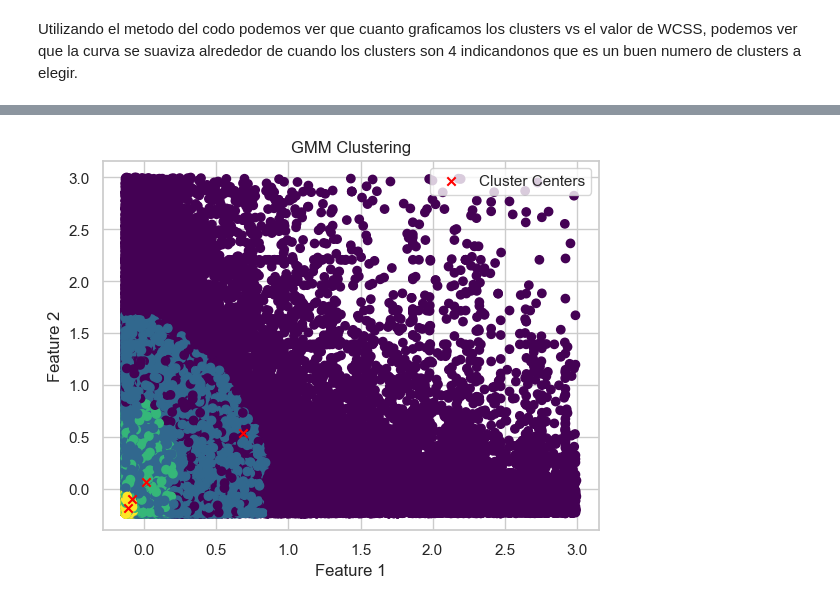
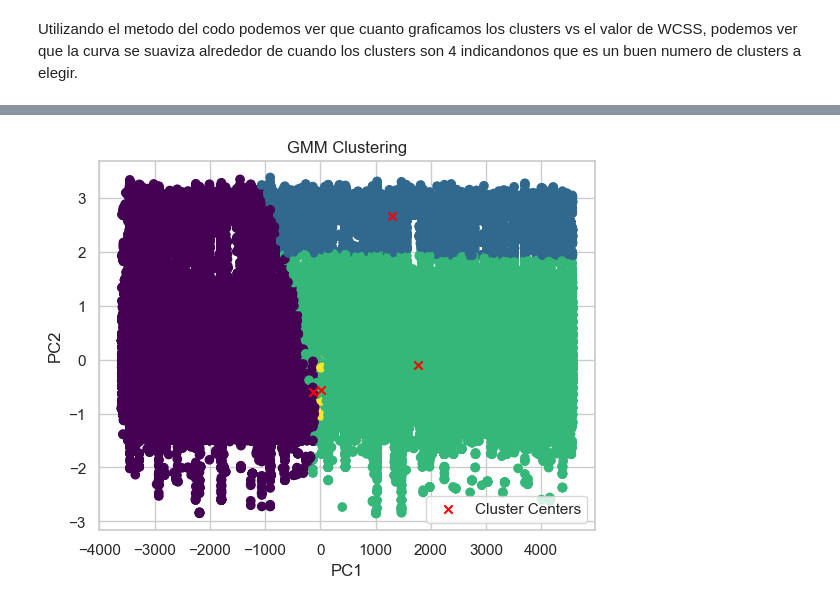
Before and after one commit to AndresQuinto5/IA_LAB4, a Jupyter notebook: Laboratorio4.ipynb, the cells around one changed output, grey strips where cells are left out. Cells and saved outputs as stored; diff of their text form; code cells hidden in the pictures.

```diff
--- a/Laboratorio4.ipynb
+++ b/Laboratorio4.ipynb
@@ -511,30 +657,31 @@ df_cleaned_copy = df_cleaned_copy.drop(columns=['CustLocation_encoded'], axis=1)
 # %%
 from sklearn.mixture import GaussianMixture
-from mpl_toolkits.mplot3d import Axes3D
-
+from sklearn.metrics import silhouette_score, adjusted_rand_score
 import matplotlib.pyplot as plt
 
 # Specify the number of components/clusters for the GMM
-n_components = 4
+n_components = 2
 
 # Create a Gaussian Mixture Model
 gmm = GaussianMixture(n_components=n_components, random_state=0)
 
 # Fit the GMM to the data
-gmm.fit(df_cleaned_copy)
+gmm.fit(df_pca)
 
 # Get the predicted cluster labels for each sample
-cluster_labels = gmm.predict(df_cleaned_copy)
+cluster_labels = gmm.predict(df_pca)
 
 # Add the cluster labels as a new column in the DataFrame
-df_cleaned_copy['Cluster'] = cluster_labels
+df_pca['Cluster'] = cluster_labels
 
 # Plot the clusters
-plt.scatter(df_cleaned_copy['CustomerAge'], df_cleaned_copy['CustAccountBalance'], c=cluster_labels, cmap='viridis')
+plt.scatter(df_pca['PC1'], df_pca['PC2'], c=cluster_labels, cmap='viridis')
 plt.scatter(gmm.means_[:, 0], gmm.means_[:, 1], marker='x', color='red', s=100, label='Cluster Centers')
 plt.xlabel('Customer Age')
 plt.ylabel('CustAccountBalance')
 plt.title('Cluster Visualization')
 plt.legend()
 plt.show()
+
+#
 # %% [output]
@@ -663,35 +814,51 @@ def gmm(X, K, max_iter=1000, tol=1e-6):
     """
     mu, sigma, pi = initialize_parameters(X, K)
     prev_log_likelihood = -np.inf
     for _ in range(max_iter):
         gamma = expectation_step(X, mu, sigma, pi)
         mu, sigma, pi = maximization_step(X, gamma)
         log_likelihood = np.sum(log_sum_exp(gamma))
         # Print log likelihood to see if it's increasing and the means to see if they're converging
         # print(f"Iteration {_}, Log Likelihood: {log_likelihood}")
         # print(f"Means: {mu}")
 
         if np.abs(log_likelihood - prev_log_likelihood) < tol:
             break
         prev_log_likelihood = log_likelihood
     labels = np.argmax(gamma, axis=1)
     return labels, mu, sigma, pi
 
 
+# # Usage example
+# X = df_cleaned_copy.values  # Assuming df is your input data
+# K = 4  # Number of clusters
+# labels, mu, sigma, pi = gmm(X, K)
+
+# import matplotlib.pyplot as plt
+
+# # Scatter plot of the data points colored by cluster labels
+# plt.scatter(X[:, 0], X[:, 1], c=labels, cmap='viridis')
+# plt.scatter(mu[:, 0], mu[:, 1], c='red', marker='x', label='Cluster Centers')
+# plt.xlabel('Feature 1')
+# plt.ylabel('Feature 2')
+# plt.title('GMM Clustering')
+# plt.legend()
+# plt.show()
+
 # Usage example
-X = df_cleaned_copy.values  # Assuming df is your input data
+X = df_pca.values  # Assuming df is your input data
 K = 4  # Number of clusters
 labels, mu, sigma, pi = gmm(X, K)
 
 import matplotlib.pyplot as plt
-
+df_pca['ClusterCenters'] = labels
 # Scatter plot of the data points colored by cluster labels
 plt.scatter(X[:, 0], X[:, 1], c=labels, cmap='viridis')
 plt.scatter(mu[:, 0], mu[:, 1], c='red', marker='x', label='Cluster Centers')
-plt.xlabel('Feature 1')
-plt.ylabel('Feature 2')
+plt.xlabel('PC1')
+plt.ylabel('PC2')
 plt.title('GMM Clustering')
 plt.legend()
 plt.show()
 # %% [output]
-[figure, old version]
+[figure, new version]
```
Also changed, not shown: parts of 16 cells of this notebook.
